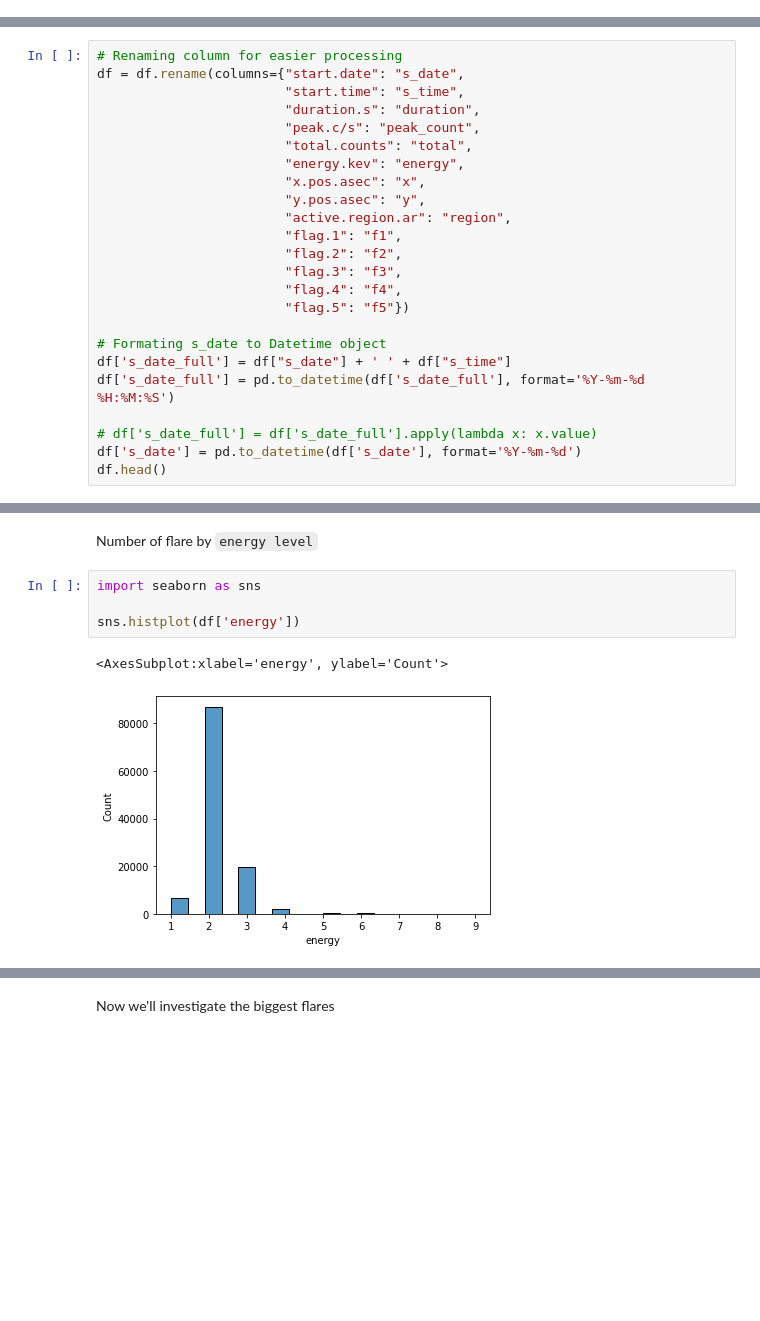
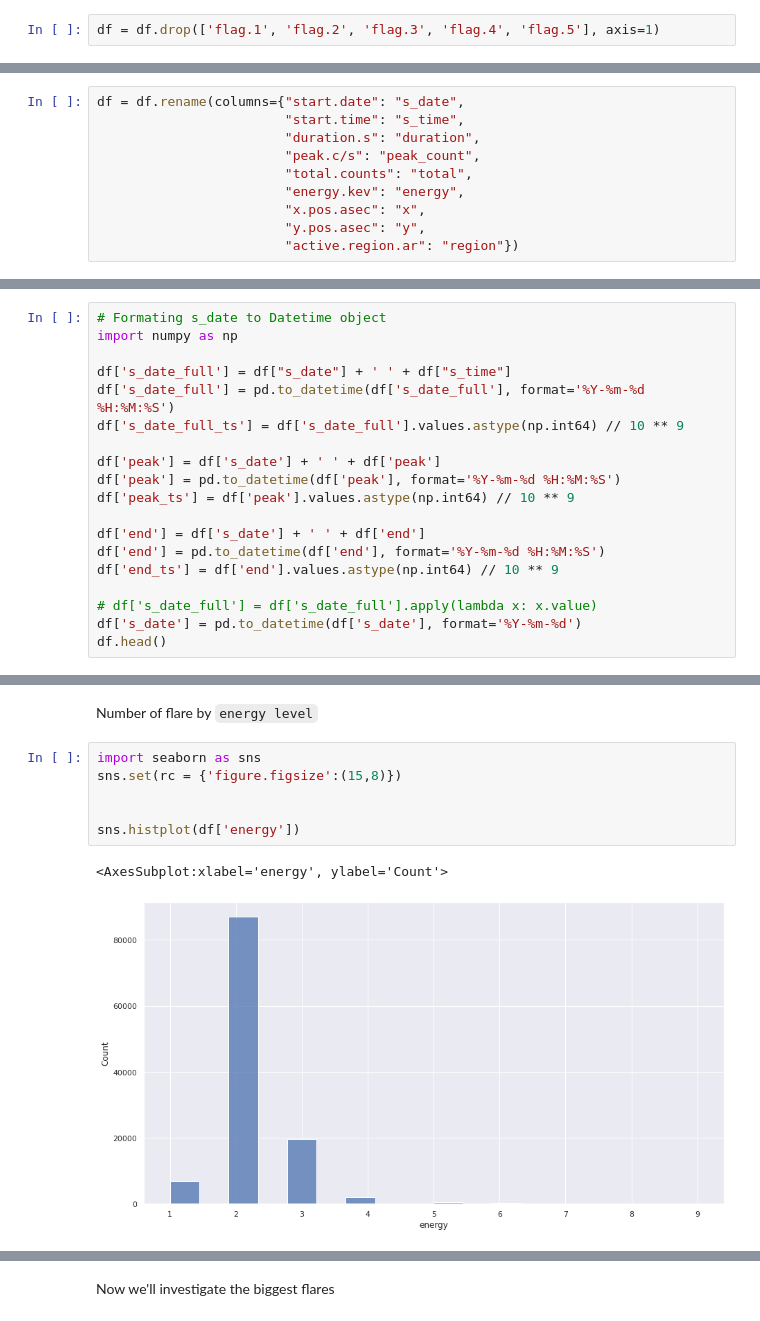
Before and after one commit to GBernard314/supreme-lamp, a Jupyter notebook: solar_flares.ipynb, the cells around one changed output, grey strips where cells are left out. Cells and saved outputs as stored; diff of their text form; blank space fills up the shorter version.

````diff
--- a/solar_flares.ipynb
+++ b/solar_flares.ipynb
@@ -121,0 +127,2 @@ We can see that there is $115k+$ items, it is also pretty clean, workable.
+# %%
+df = df.drop(['flag.1', 'flag.2', 'flag.3', 'flag.4', 'flag.5'], axis=1)
@@ -122,5 +133,4 @@ We can see that there is $115k+$ items, it is also pretty clean, workable.
 # %%
-# Renaming column for easier processing
 df = df.rename(columns={"start.date": "s_date",
                         "start.time": "s_time",
                         "duration.s": "duration",
@@ -129,17 +139,4 @@ df = df.rename(columns={"start.date": "s_date",
                         "energy.kev": "energy",
                         "x.pos.asec": "x",
                         "y.pos.asec": "y",
-                        "active.region.ar": "region",
-                        "flag.1": "f1",
-                        "flag.2": "f2",
-                        "flag.3": "f3",
-                        "flag.4": "f4",
-                        "flag.5": "f5"})
-
-# Formating s_date to Datetime object
-df['s_date_full'] = df["s_date"] + ' ' + df["s_time"]
-df['s_date_full'] = pd.to_datetime(df['s_date_full'], format='%Y-%m-%d %H:%M:%S')
-
-# df['s_date_full'] = df['s_date_full'].apply(lambda x: x.value)
-df['s_date'] = pd.to_datetime(df['s_date'], format='%Y-%m-%d')
-df.head()
+                        "active.region.ar": "region"})
@@ -152,0 +143,19 @@ df.head()
+# %%
+# Formating s_date to Datetime object
+import numpy as np
+
+df['s_date_full'] = df["s_date"] + ' ' + df["s_time"]
+df['s_date_full'] = pd.to_datetime(df['s_date_full'], format='%Y-%m-%d %H:%M:%S')
+df['s_date_full_ts'] = df['s_date_full'].values.astype(np.int64) // 10 ** 9
+
+df['peak'] = df['s_date'] + ' ' + df['peak']
+df['peak'] = pd.to_datetime(df['peak'], format='%Y-%m-%d %H:%M:%S')
+df['peak_ts'] = df['peak'].values.astype(np.int64) // 10 ** 9
+
+df['end'] = df['s_date'] + ' ' + df['end']
+df['end'] = pd.to_datetime(df['end'], format='%Y-%m-%d %H:%M:%S')
+df['end_ts'] = df['end'].values.astype(np.int64) // 10 ** 9
+
+# df['s_date_full'] = df['s_date_full'].apply(lambda x: x.value)
+df['s_date'] = pd.to_datetime(df['s_date'], format='%Y-%m-%d')
+df.head()
@@ -194,8 +210,10 @@ df.head()
 Number of flare by ```energy level```
 # %%
 import seaborn as sns
+sns.set(rc = {'figure.figsize':(15,8)})
+
 
 sns.histplot(df['energy'])
 # %% [output]
 <AxesSubplot:xlabel='energy', ylabel='Count'>
-[figure, old version]
+[figure, new version]
````
Also changed, not shown: parts of 40 cells of this notebook.
